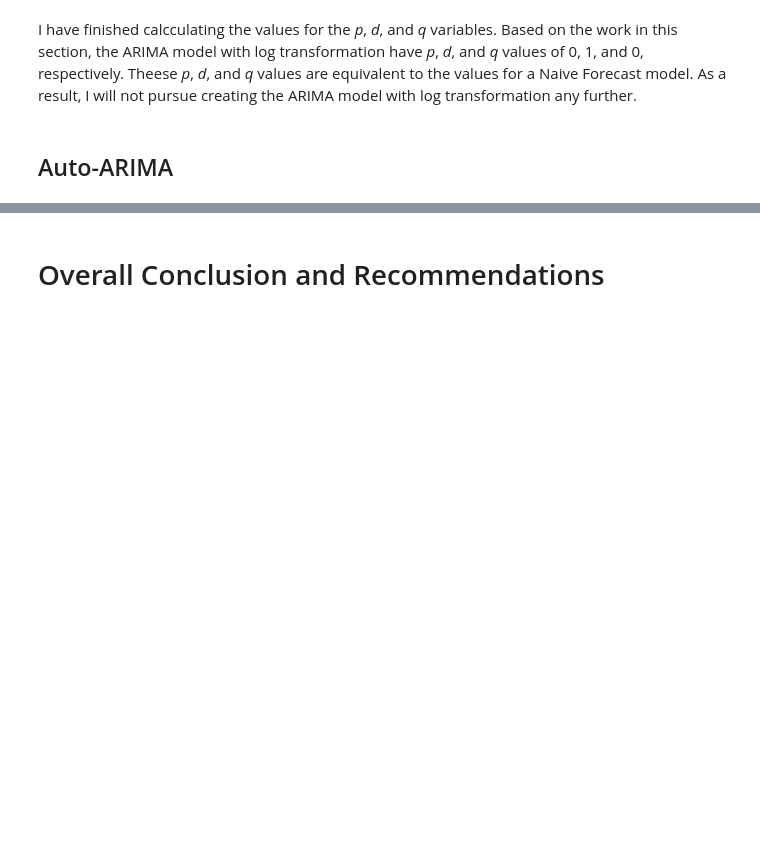
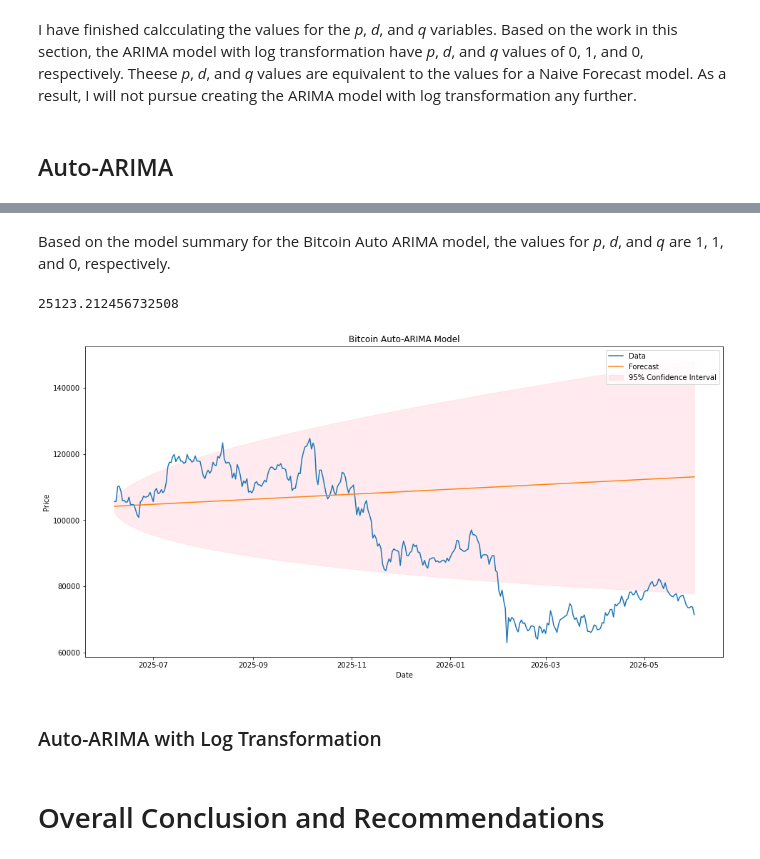
Before and after one commit to keithotuomagie/bitcoin_ts, a Jupyter notebook: notebook.ipynb, the cells around one changed output, grey strips where cells are left out. Saved outputs shown, nothing was run; the diff lists cells and outputs as text; code cells hidden in the pictures; blank space fills up the shorter version.

Commit message:
Modeling | Auto-ARIMA

```diff
--- a/notebook.ipynb
+++ b/notebook.ipynb
@@ -1348,0 +1374,8 @@ I have finished calcculating the values for the *p*, *d*, and *q* variables.  Ba
+# %%
+# Creating the train and test set for the 'Auto-ARIMA' dataframe
+
+bitcoin_auto_arima_train, bitcoin_auto_arima_test, bitcoin_auto_arima_train_idx, bitcoin_auto_arima_test_idx = moving_average_train_test(bitcoin_auto_arima)
+# %%
+# Creating the 'Bitcoin Auto ARIMA' model
+
+bitcoin_auto_arima_model = pm.auto_arima(bitcoin_auto_arima_train, trace=True)
@@ -1348,0 +1417,38 @@ I have finished calcculating the values for the *p*, *d*, and *q* variables.  Ba
+# %% [markdown]
+Based on the model summary for the Bitcoin Auto ARIMA model, the values for *p*, *d*, and *q* are 1, 1, and 0, respectively.
+# %%
+# Creating the forecast and confidence interval for the Bitcoin Auto-ARIMA Model
+
+bitcoin_auto_arima_n_periods = len(bitcoin_auto_arima_test)
+
+bitcoin_auto_arima_prediction_mean, bitcoin_auto_arima_confidence_interval = bitcoin_auto_arima_model.predict(
+    n_periods = bitcoin_auto_arima_n_periods,
+    return_conf_int=True,
+    alpha=0.05
+)
+# %%
+# Calculating the Prediction Mean and Confidence Interval
+
+bitcoin_auto_arima_prediction_mean_pandas = pd.Series(
+    bitcoin_auto_arima_prediction_mean,
+    index=bitcoin_auto_arima_test.index,
+    name='Bitcoin Auto ARIMA Forecast'
+)
+
+bitcoin_auto_arima_confidence_interval_pandas = pd.DataFrame(
+    bitcoin_auto_arima_confidence_interval,
+    index=bitcoin_auto_arima_test.index,
+    columns=['Lower Bound', 'Upper Bound']
+)
+# %%
+# Calculating RMSE for the "Bitcoin Auto ARIMA" model
+
+rmse_bitcoin_auto_arima = np.sqrt(
+    mean_squared_error(
+        bitcoin_auto_arima_test['Price'],
+        bitcoin_auto_arima_prediction_mean_pandas)
+)
+
+print(rmse_bitcoin_auto_arima)
+# %% [output]
+25123.212456732508
@@ -1349,3 +1495,16 @@ I have finished calcculating the values for the *p*, *d*, and *q* variables.  Ba
+# %%
+# Plotting the 'Bitcoin Auto-ARIMA' model
+
+plot_auto_arima_forecast(bitcoin_auto_arima_test,
+                         bitcoin_auto_arima_prediction_mean_pandas,
+                         bitcoin_auto_arima_confidence_interval_pandas,
+                         'Price',
+                         'Bitcoin Auto-ARIMA Model'
+                        )
+# %% [output]
+[figure, added]
+# %% [markdown]
+### Auto-ARIMA with Log Transformation ###
 # %% [markdown]
 # Overall Conclusion and Recommendations
 # %% [markdown]
```
Also changed, not shown: parts of 13 cells of this notebook.
